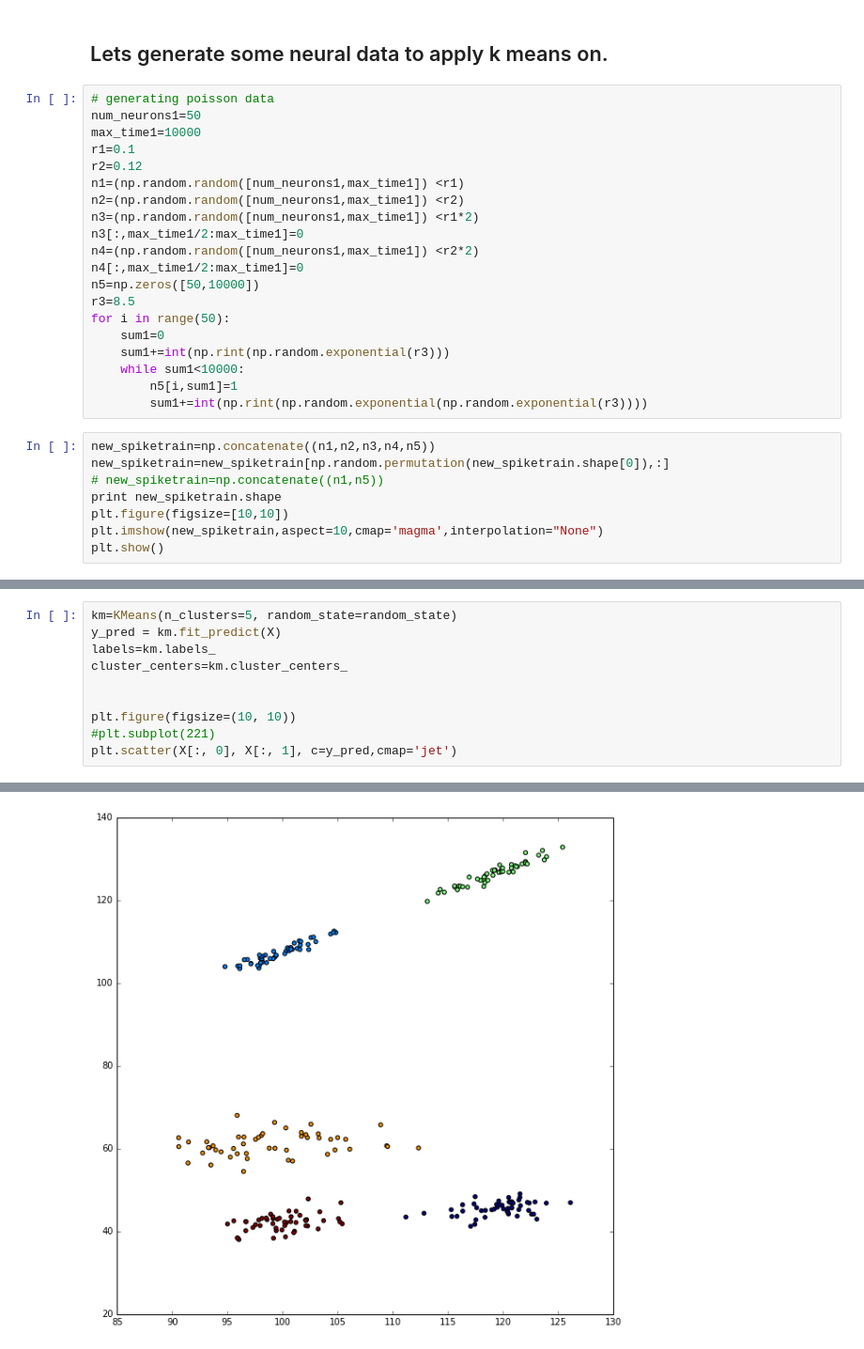
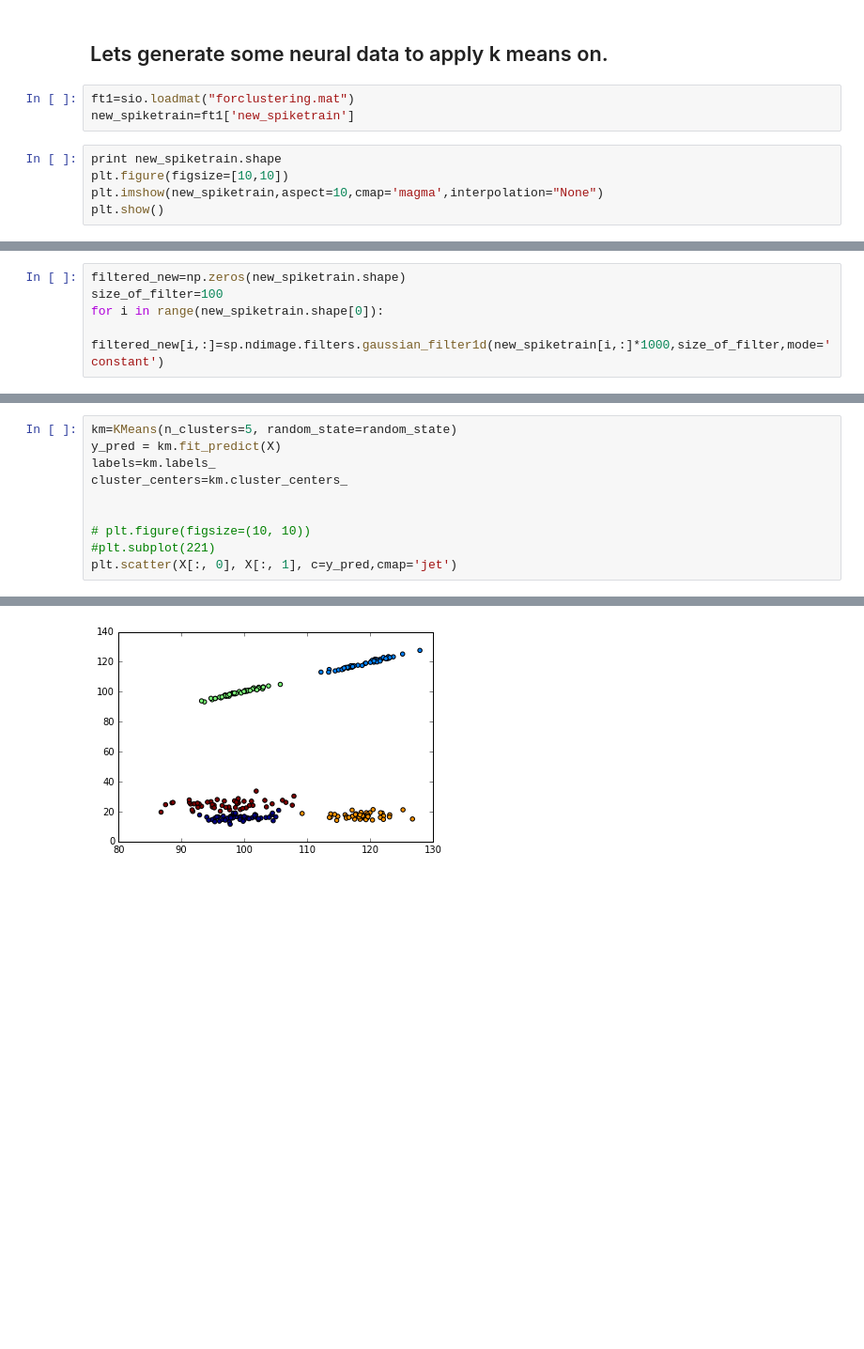
Before and after one commit to iampritishpatil/CAMP2016-Machinelearning, a Jupyter notebook: Tutorial_notebook.ipynb, the cells around one changed output, grey strips where cells are left out. Shown at 94% size. Drawn from its saved outputs; the diff is of its cells as text; blank space fills up the shorter version.

Commit message:
made data outside for k means

```diff
--- a/Tutorial_notebook.ipynb
+++ b/Tutorial_notebook.ipynb
@@ -205,30 +205,10 @@ plt.colorbar()
 [figure]
 # %% [markdown]
 ## Lets generate some neural data to apply k means on.
-# %%
-# generating poisson data
-num_neurons1=50
-max_time1=10000
-r1=0.1
-r2=0.12
-n1=(np.random.random([num_neurons1,max_time1]) <r1)
-n2=(np.random.random([num_neurons1,max_time1]) <r2)
-n3=(np.random.random([num_neurons1,max_time1]) <r1*2)
-n3[:,max_time1/2:max_time1]=0
-n4=(np.random.random([num_neurons1,max_time1]) <r2*2)
-n4[:,max_time1/2:max_time1]=0
-n5=np.zeros([50,10000])
-r3=8.5
-for i in range(50):
-    sum1=0
-    sum1+=int(np.rint(np.random.exponential(r3)))
-    while sum1<10000:
-        n5[i,sum1]=1
-        sum1+=int(np.rint(np.random.exponential(np.random.exponential(r3))))
+# %%
+ft1=sio.loadmat("forclustering.mat")
+new_spiketrain=ft1['new_spiketrain']
 # %%
-new_spiketrain=np.concatenate((n1,n2,n3,n4,n5))
-new_spiketrain=new_spiketrain[np.random.permutation(new_spiketrain.shape[0]),:]
-# new_spiketrain=np.concatenate((n1,n5))
 print new_spiketrain.shape
 plt.figure(figsize=[10,10])
 plt.imshow(new_spiketrain,aspect=10,cmap='magma',interpolation="None")
@@ -239 +219,6 @@ plt.show()
+# %%
+filtered_new=np.zeros(new_spiketrain.shape)
+size_of_filter=100
+for i in range(new_spiketrain.shape[0]):
+    filtered_new[i,:]=sp.ndimage.filters.gaussian_filter1d(new_spiketrain[i,:]*1000,size_of_filter,mode='constant')
 # %%
@@ -259,13 +239,13 @@ plt.show()
 # %%
 km=KMeans(n_clusters=5, random_state=random_state)
 y_pred = km.fit_predict(X)
 labels=km.labels_
 cluster_centers=km.cluster_centers_
 
 
-plt.figure(figsize=(10, 10))
+# plt.figure(figsize=(10, 10))
 #plt.subplot(221)
 plt.scatter(X[:, 0], X[:, 1], c=y_pred,cmap='jet')
 # %% [output]
 <matplotlib.collections.PathCollection at 0x...>
-[figure, old version]
+[figure, new version]
```
Also changed, not shown: parts of 2 cells of this notebook, 2 other files.
